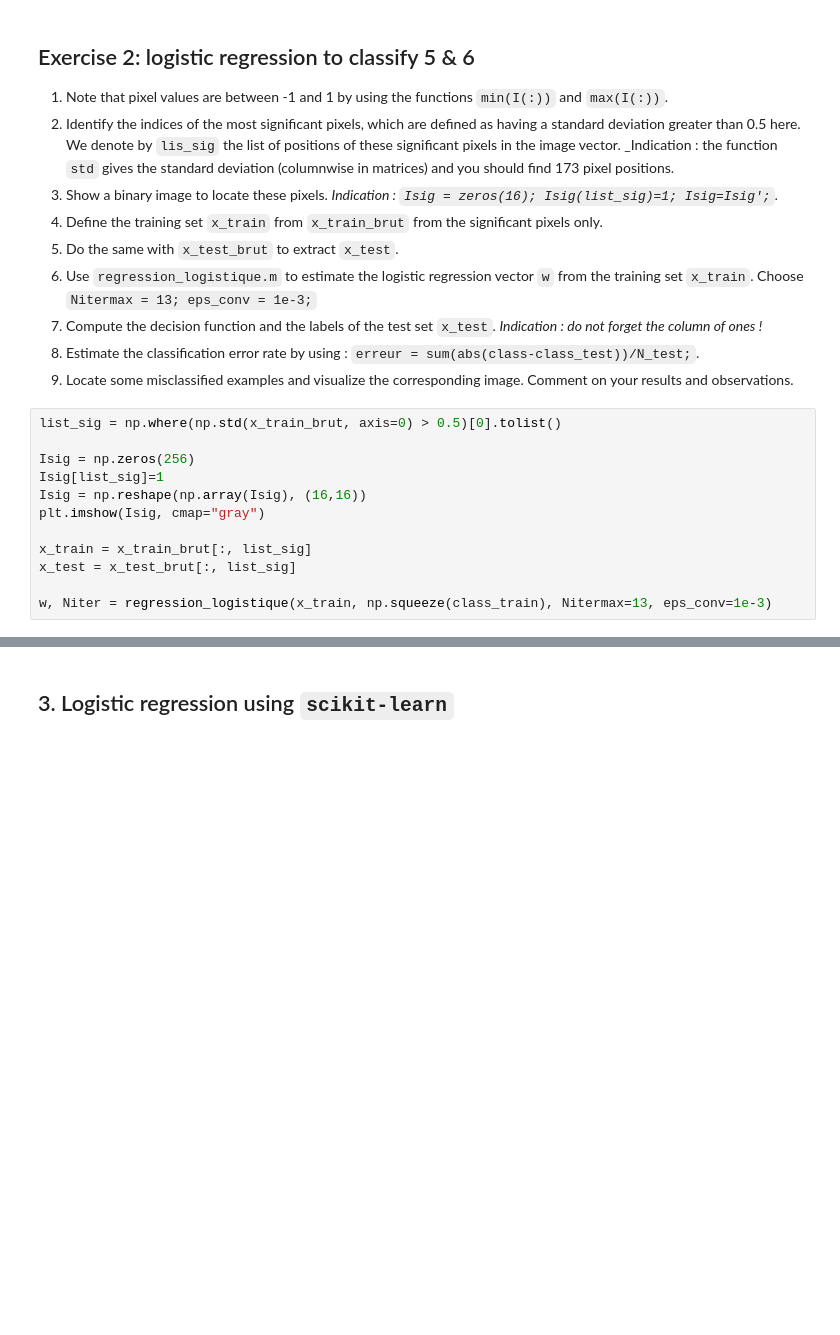
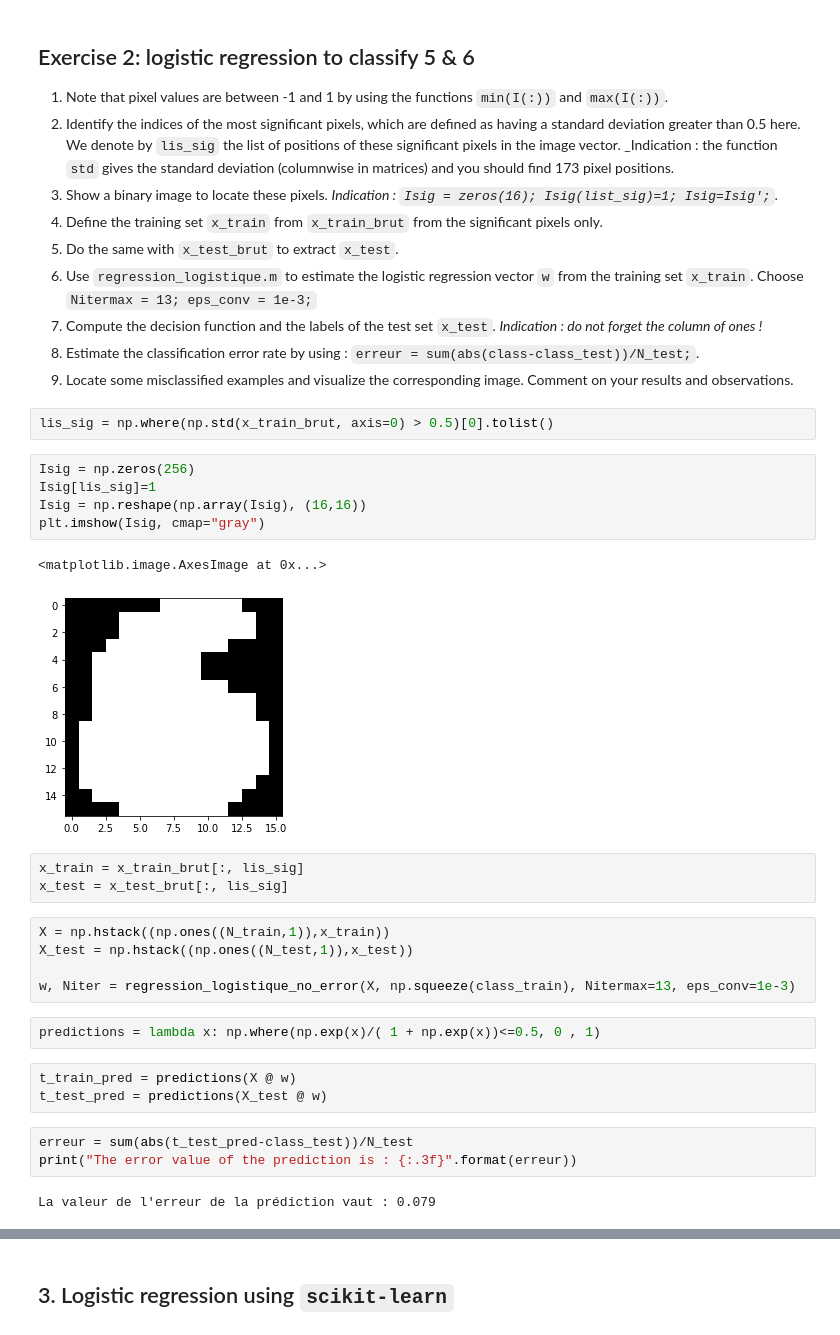
Before and after one commit to heez77/g3_decision, a Jupyter notebook: TP3_Gey_Jean/TP3_logistic_regression.ipynb, the cells around one changed output, grey strips where cells are left out. Saved outputs shown, nothing was run; the diff lists cells and outputs as text; blank space fills up the shorter version.

```diff
--- a/TP3_Gey_Jean/TP3_logistic_regression.ipynb
+++ b/TP3_Gey_Jean/TP3_logistic_regression.ipynb
@@ -238,15 +318,31 @@ _Indication : do not forget the column of ones !_
 `erreur = sum(abs(class-class_test))/N_test;`.
 9. Locate some misclassified examples and visualize the corresponding image.
 Comment on your results and observations.
+# %%
+lis_sig = np.where(np.std(x_train_brut, axis=0) > 0.5)[0].tolist()
 # %%
-list_sig = np.where(np.std(x_train_brut, axis=0) > 0.5)[0].tolist()
-
 Isig = np.zeros(256)
-Isig[list_sig]=1
+Isig[lis_sig]=1
 Isig = np.reshape(np.array(Isig), (16,16))
 plt.imshow(Isig, cmap="gray")
-
-x_train = x_train_brut[:, list_sig]
-x_test = x_test_brut[:, list_sig]
-
-w, Niter = regression_logistique(x_train, np.squeeze(class_train), Nitermax=13, eps_conv=1e-3)
+# %% [output]
+<matplotlib.image.AxesImage at 0x...>
+[figure, added]
+# %%
+x_train = x_train_brut[:, lis_sig]
+x_test = x_test_brut[:, lis_sig]
+# %%
+X = np.hstack((np.ones((N_train,1)),x_train))
+X_test = np.hstack((np.ones((N_test,1)),x_test))
+
+w, Niter = regression_logistique_no_error(X, np.squeeze(class_train), Nitermax=13, eps_conv=1e-3)
+# %%
+predictions = lambda x: np.where(np.exp(x)/( 1 + np.exp(x))<=0.5, 0 , 1)
+# %%
+t_train_pred = predictions(X @ w)
+t_test_pred = predictions(X_test @ w)
+# %%
+erreur = sum(abs(t_test_pred-class_test))/N_test
+print("The error value of the prediction is : {:.3f}".format(erreur))
+# %% [output]
+La valeur de l'erreur de la prédiction vaut : 0.079
```
Also changed, not shown: parts of 40 cells of this notebook.
